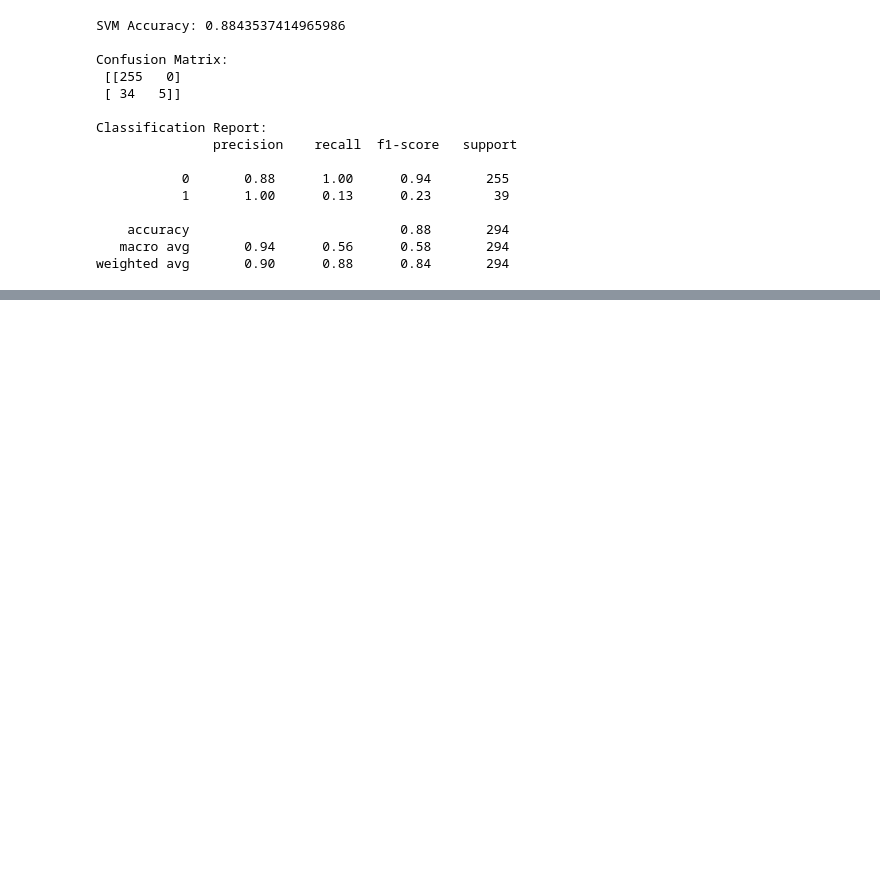
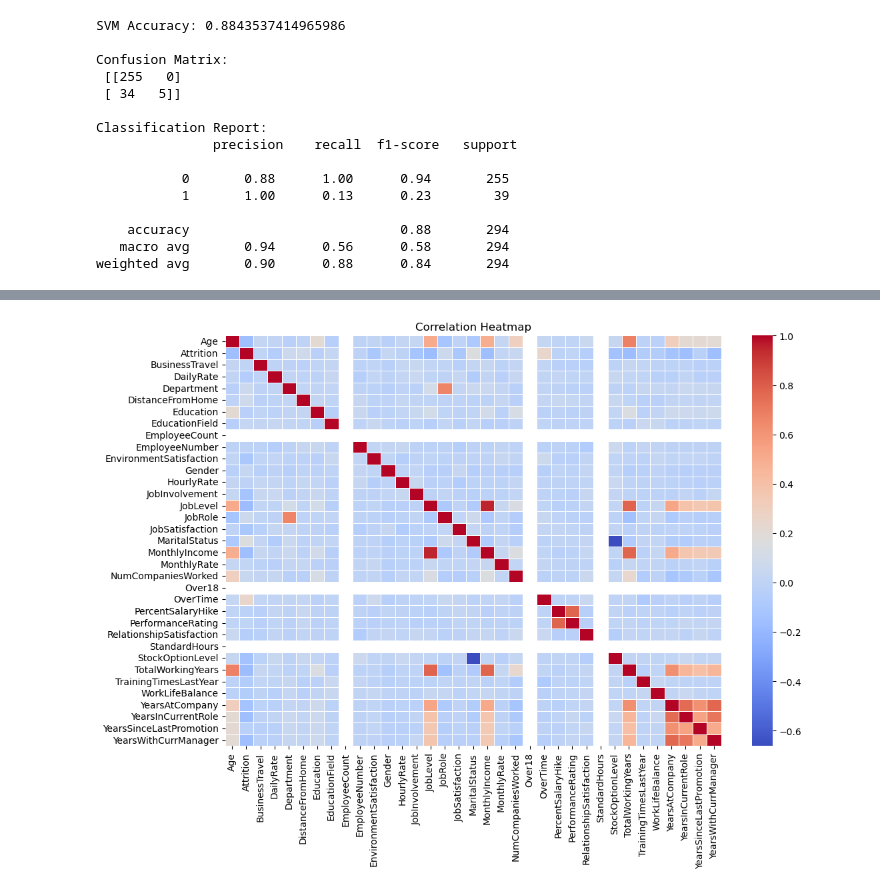
Before and after one commit to Tanishk756/Employee-Attrition-Prediction, a Jupyter notebook: CA2-INT234_12217491.ipynb, the cells around one changed output, grey strips where cells are left out. Saved outputs shown, nothing was run; the diff lists cells and outputs as text; code cells hidden in the pictures; blank space fills up the shorter version.

```diff
--- a/CA2-INT234_12217491.ipynb
+++ b/CA2-INT234_12217491.ipynb
@@ -177,0 +185,7 @@ weighted avg       0.90      0.88      0.84       294
+# %%
+plt.figure(figsize=(12,8))
+sns.heatmap(df.corr(), cmap='coolwarm', linewidths=0.5)
+plt.title("Correlation Heatmap")
+plt.show()
+# %% [output]
+[figure, added]
```
Also changed, not shown: parts of 1 cell of this notebook.
